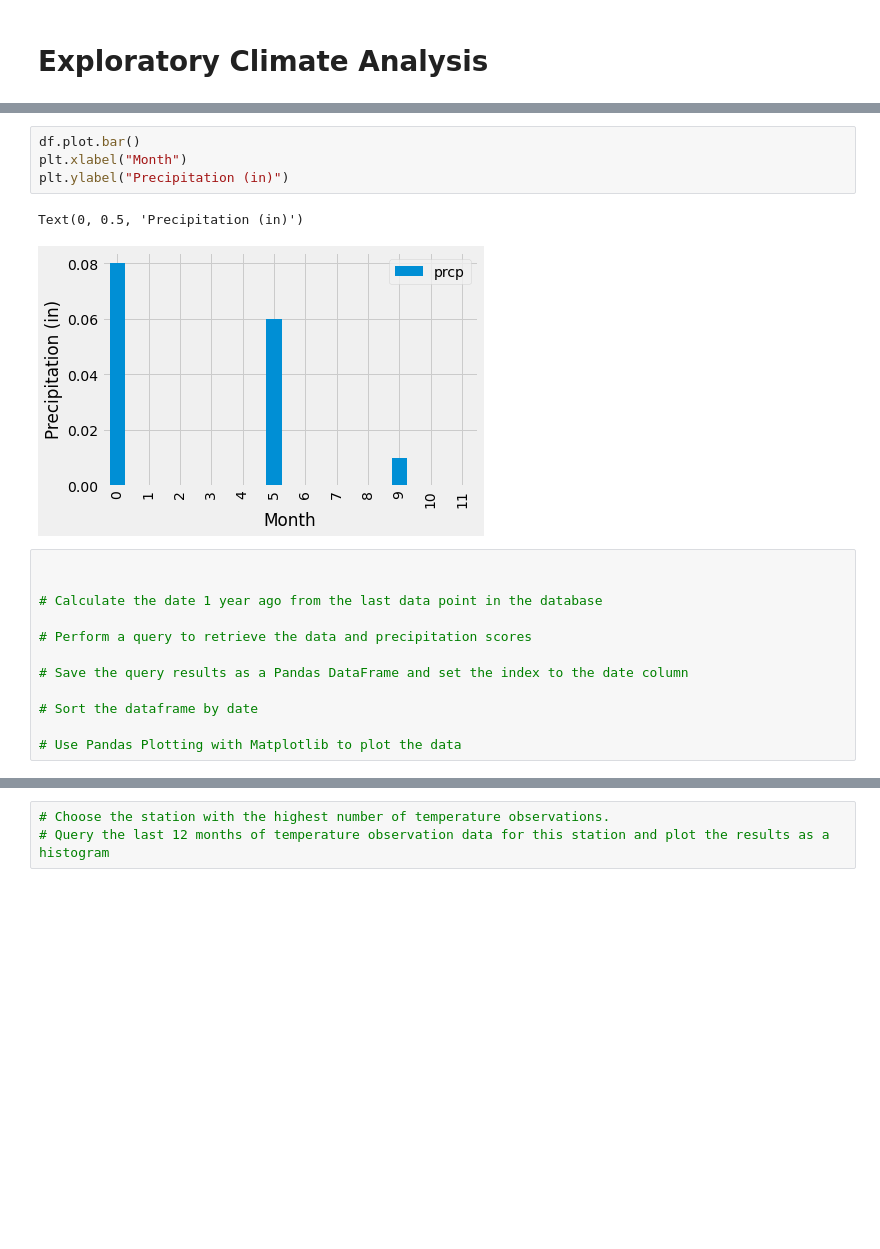
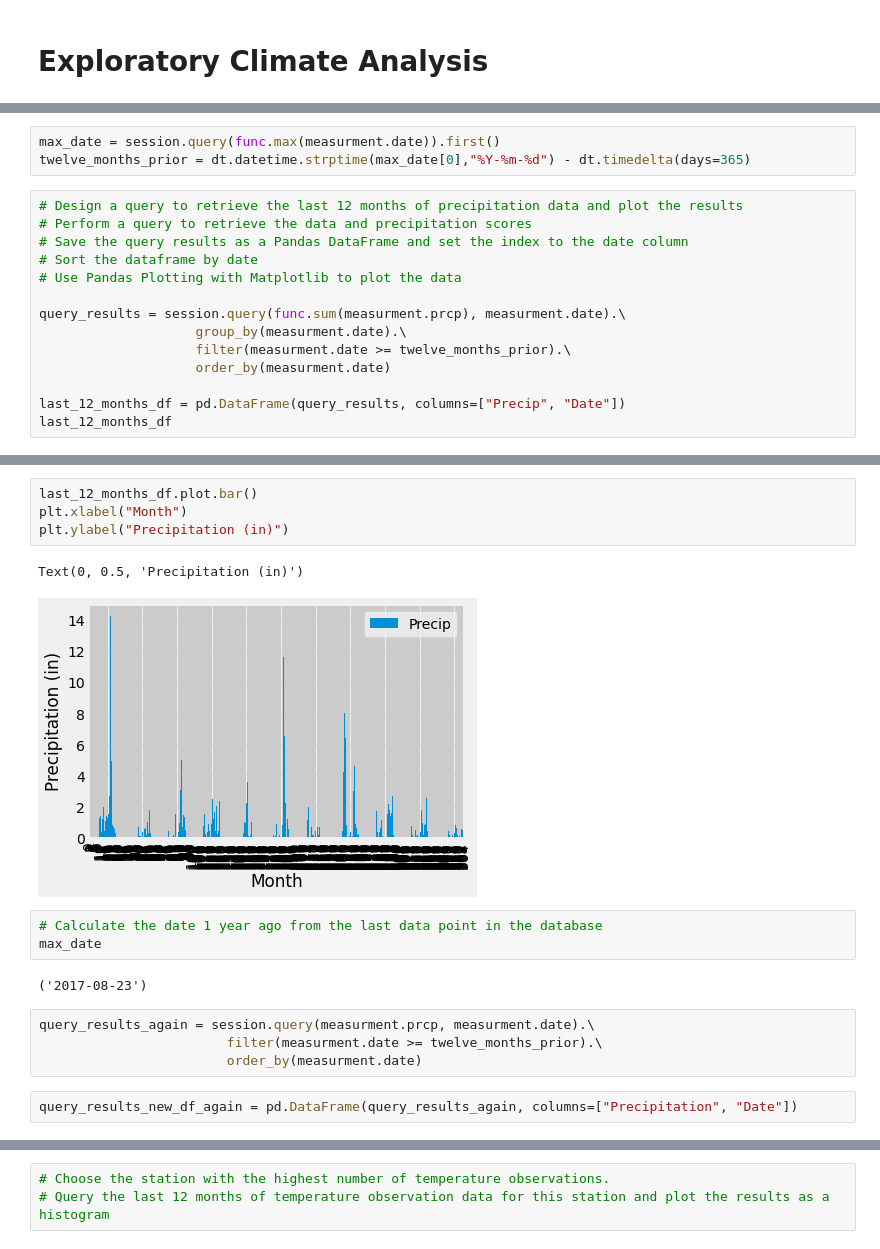
Before and after one commit to madelinesachtler/sqlalchemy-challenge, a Jupyter notebook: climate_starter.ipynb, the cells around one changed output, grey strips where cells are left out. Drawn from its saved outputs; the diff is of its cells as text; blank space fills up the shorter version.

```diff
--- a/climate_starter.ipynb
+++ b/climate_starter.ipynb
@@ -79,0 +69,17 @@ df = pd.DataFrame(precip_results)
+# %%
+max_date = session.query(func.max(measurment.date)).first()
+twelve_months_prior = dt.datetime.strptime(max_date[0],"%Y-%m-%d") - dt.timedelta(days=365)
+# %%
+# Design a query to retrieve the last 12 months of precipitation data and plot the results
+# Perform a query to retrieve the data and precipitation scores
+# Save the query results as a Pandas DataFrame and set the index to the date column
+# Sort the dataframe by date
+# Use Pandas Plotting with Matplotlib to plot the data
+
+query_results = session.query(func.sum(measurment.prcp), measurment.date).\
+                    group_by(measurment.date).\
+                    filter(measurment.date >= twelve_months_prior).\
+                    order_by(measurment.date)
+
+last_12_months_df = pd.DataFrame(query_results, columns=["Precip", "Date"])
+last_12_months_df
@@ -80,21 +100,20 @@ df = pd.DataFrame(precip_results)
 # %%
-df.plot.bar()
+last_12_months_df.plot.bar()
 plt.xlabel("Month")
 plt.ylabel("Precipitation (in)")
 # %% [output]
 Text(0, 0.5, 'Precipitation (in)')
-[figure, old version]
+[figure, new version]
-# %%
-
-
-# Calculate the date 1 year ago from the last data point in the database
-
-# Perform a query to retrieve the data and precipitation scores
-
-# Save the query results as a Pandas DataFrame and set the index to the date column
-
-# Sort the dataframe by date
-
-# Use Pandas Plotting with Matplotlib to plot the data
+# %%
+# Calculate the date 1 year ago from the last data point in the database
+max_date
+# %% [output]
+('2017-08-23')
+# %%
+query_results_again = session.query(measurment.prcp, measurment.date).\
+                        filter(measurment.date >= twelve_months_prior).\
+                        order_by(measurment.date)
+# %%
+query_results_new_df_again = pd.DataFrame(query_results_again, columns=["Precipitation", "Date"])
 # %%
 # Use Pandas to calcualte the summary statistics for the precipitation data
```
Also changed, not shown: parts of 9 cells of this notebook.
